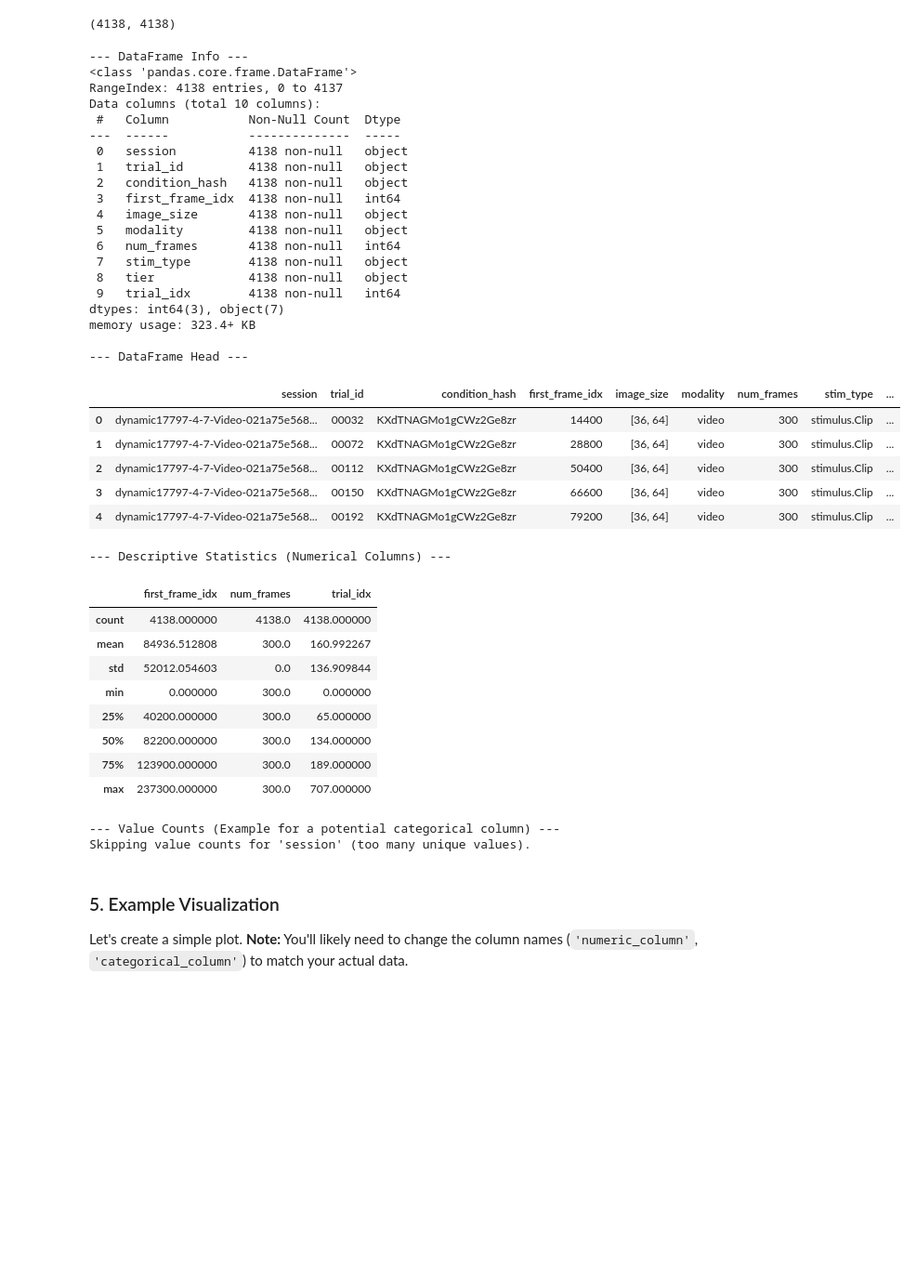
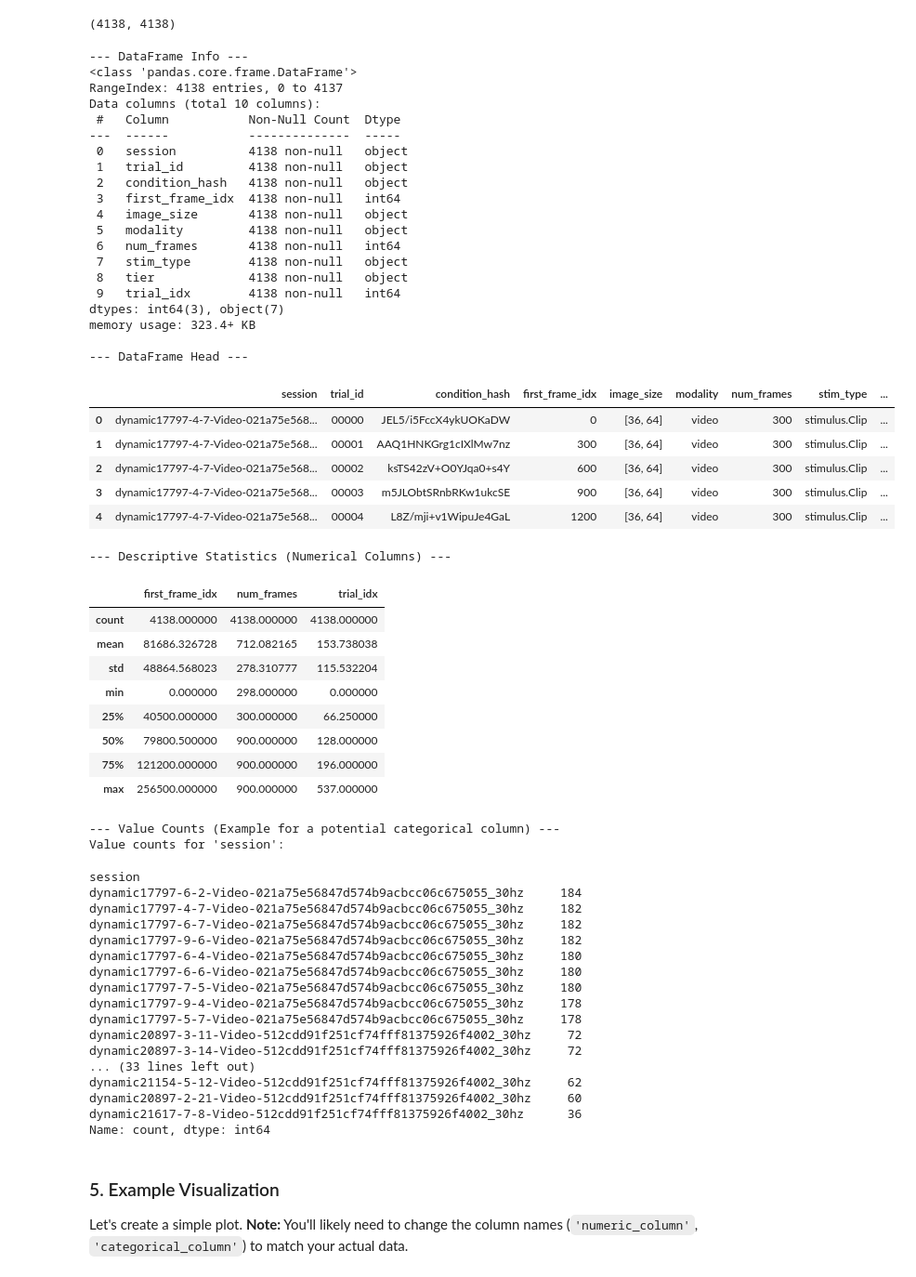
Before and after one commit to goirik-chakrabarty/latent_space_model, a Jupyter notebook: optimal_trial_analysis.ipynb, the cells around one changed output. Shown at 93% size. Cells and saved outputs as stored; diff of their text form; code cells hidden in the pictures; blank space fills up the shorter version.

```diff
--- a/optimal_trial_analysis.ipynb
+++ b/optimal_trial_analysis.ipynb
@@ -67,7 +67,7 @@ len(data["dataset_A_common_trials"]), len(data["dataset_B_unique_trials"])
 # %% [output]
 (4138, 4138)
 # %%
-df = df_A
+df = df_B
 if df is not None:
     print("\n--- DataFrame Info ---")
     df.info()
@@ -87,50 +87,67 @@ if df is not None:
           print(f"Value counts for '{example_col}':")
           display(df[example_col].value_counts())
       else:
           print(f"Skipping value counts for '{example_col}' (too many unique values).")
     except KeyError:
         print(f"Column '{example_col}' not found for value counts example.")
 else:
     print("\nDataFrame was not created, skipping exploration.")
 # %% [output]
 --- DataFrame Info ---
 <class 'pandas.core.frame.DataFrame'>
 RangeIndex: 4138 entries, 0 to 4137
 Data columns (total 10 columns):
  #   Column           Non-Null Count  Dtype
 ---  ------           --------------  -----
  0   session          4138 non-null   object
  1   trial_id         4138 non-null   object
  2   condition_hash   4138 non-null   object
  3   first_frame_idx  4138 non-null   int64
  4   image_size       4138 non-null   object
  5   modality         4138 non-null   object
  6   num_frames       4138 non-null   int64
  7   stim_type        4138 non-null   object
  8   tier             4138 non-null   object
  9   trial_idx        4138 non-null   int64
 dtypes: int64(3), object(7)
 memory usage: 323.4+ KB
 
 --- DataFrame Head ---
 |  | session | trial_id | condition_hash | first_frame_idx | image_size | modality | num_frames | stim_type | ... |
-| 0 | dynamic17797-4-7-Video-021a75e568... | 00032 | KXdTNAGMo1gCWz2Ge8zr | 14400 | [36, 64] | video | 300 | stimulus.Clip | ... |
-| 1 | dynamic17797-4-7-Video-021a75e568... | 00072 | KXdTNAGMo1gCWz2Ge8zr | 28800 | [36, 64] | video | 300 | stimulus.Clip | ... |
-| 2 | dynamic17797-4-7-Video-021a75e568... | 00112 | KXdTNAGMo1gCWz2Ge8zr | 50400 | [36, 64] | video | 300 | stimulus.Clip | ... |
-| 3 | dynamic17797-4-7-Video-021a75e568... | 00150 | KXdTNAGMo1gCWz2Ge8zr | 66600 | [36, 64] | video | 300 | stimulus.Clip | ... |
-| 4 | dynamic17797-4-7-Video-021a75e568... | 00192 | KXdTNAGMo1gCWz2Ge8zr | 79200 | [36, 64] | video | 300 | stimulus.Clip | ... |
+| 0 | dynamic17797-4-7-Video-021a75e568... | 00000 | JEL5/i5FccX4ykUOKaDW | 0 | [36, 64] | video | 300 | stimulus.Clip | ... |
+| 1 | dynamic17797-4-7-Video-021a75e568... | 00001 | AAQ1HNKGrg1cIXlMw7nz | 300 | [36, 64] | video | 300 | stimulus.Clip | ... |
+| 2 | dynamic17797-4-7-Video-021a75e568... | 00002 | ksTS42zV+O0YJqa0+s4Y | 600 | [36, 64] | video | 300 | stimulus.Clip | ... |
+| 3 | dynamic17797-4-7-Video-021a75e568... | 00003 | m5JLObtSRnbRKw1ukcSE | 900 | [36, 64] | video | 300 | stimulus.Clip | ... |
+| 4 | dynamic17797-4-7-Video-021a75e568... | 00004 | L8Z/mji+v1WipuJe4GaL | 1200 | [36, 64] | video | 300 | stimulus.Clip | ... |
 --- Descriptive Statistics (Numerical Columns) ---
 |  | first_frame_idx | num_frames | trial_idx |
-| count | 4138.000000 | 4138.0 | 4138.000000 |
-| mean | 84936.512808 | 300.0 | 160.992267 |
-| std | 52012.054603 | 0.0 | 136.909844 |
-| min | 0.000000 | 300.0 | 0.000000 |
-| 25% | 40200.000000 | 300.0 | 65.000000 |
-| 50% | 82200.000000 | 300.0 | 134.000000 |
-| 75% | 123900.000000 | 300.0 | 189.000000 |
-| max | 237300.000000 | 300.0 | 707.000000 |
+| count | 4138.000000 | 4138.000000 | 4138.000000 |
+| mean | 81686.326728 | 712.082165 | 153.738038 |
+| std | 48864.568023 | 278.310777 | 115.532204 |
+| min | 0.000000 | 298.000000 | 0.000000 |
+| 25% | 40500.000000 | 300.000000 | 66.250000 |
+| 50% | 79800.500000 | 900.000000 | 128.000000 |
+| 75% | 121200.000000 | 900.000000 | 196.000000 |
+| max | 256500.000000 | 900.000000 | 537.000000 |
 --- Value Counts (Example for a potential categorical column) ---
-Skipping value counts for 'session' (too many unique values).
+Value counts for 'session':
+session
+dynamic17797-6-2-Video-021a75e56847d574b9acbcc06c675055_30hz     184
+dynamic17797-4-7-Video-021a75e56847d574b9acbcc06c675055_30hz     182
+dynamic17797-6-7-Video-021a75e56847d574b9acbcc06c675055_30hz     182
+dynamic17797-9-6-Video-021a75e56847d574b9acbcc06c675055_30hz     182
+dynamic17797-6-4-Video-021a75e56847d574b9acbcc06c675055_30hz     180
+dynamic17797-6-6-Video-021a75e56847d574b9acbcc06c675055_30hz     180
+dynamic17797-7-5-Video-021a75e56847d574b9acbcc06c675055_30hz     180
+dynamic17797-9-4-Video-021a75e56847d574b9acbcc06c675055_30hz     178
+dynamic17797-5-7-Video-021a75e56847d574b9acbcc06c675055_30hz     178
+dynamic20897-3-11-Video-512cdd91f251cf74fff81375926f4002_30hz     72
+dynamic20897-3-14-Video-512cdd91f251cf74fff81375926f4002_30hz     72
+... (33 lines left out)
+dynamic21154-5-12-Video-512cdd91f251cf74fff81375926f4002_30hz     62
+dynamic20897-2-21-Video-512cdd91f251cf74fff81375926f4002_30hz     60
+dynamic21617-7-8-Video-512cdd91f251cf74fff81375926f4002_30hz      36
+Name: count, dtype: int64
 # %% [markdown]
 ### 5. Example Visualization
 
```
Also changed, not shown: parts of 7 cells of this notebook, 2 other files.
